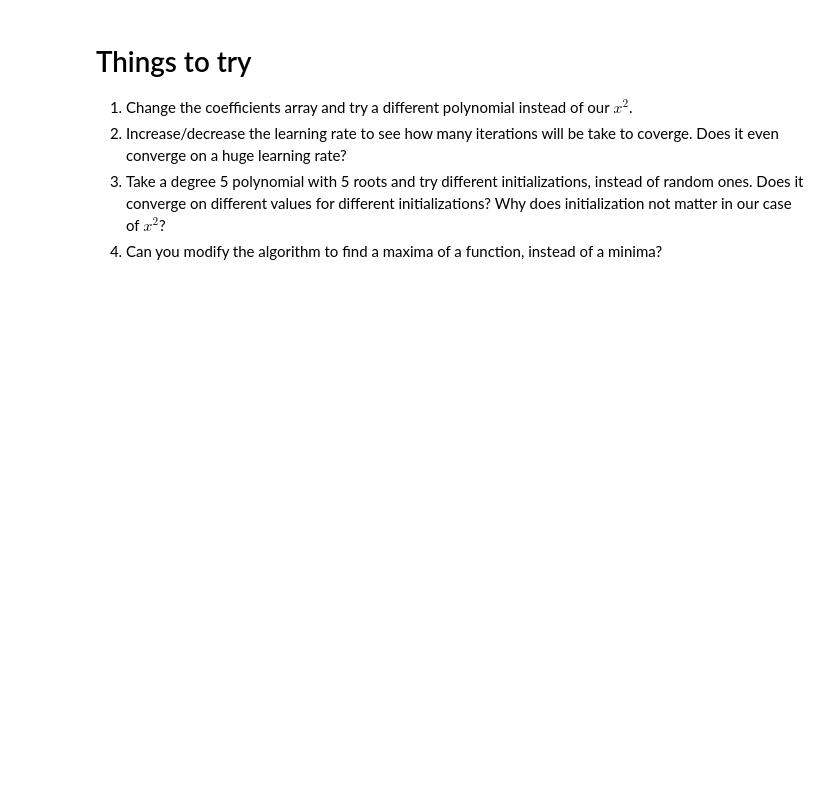
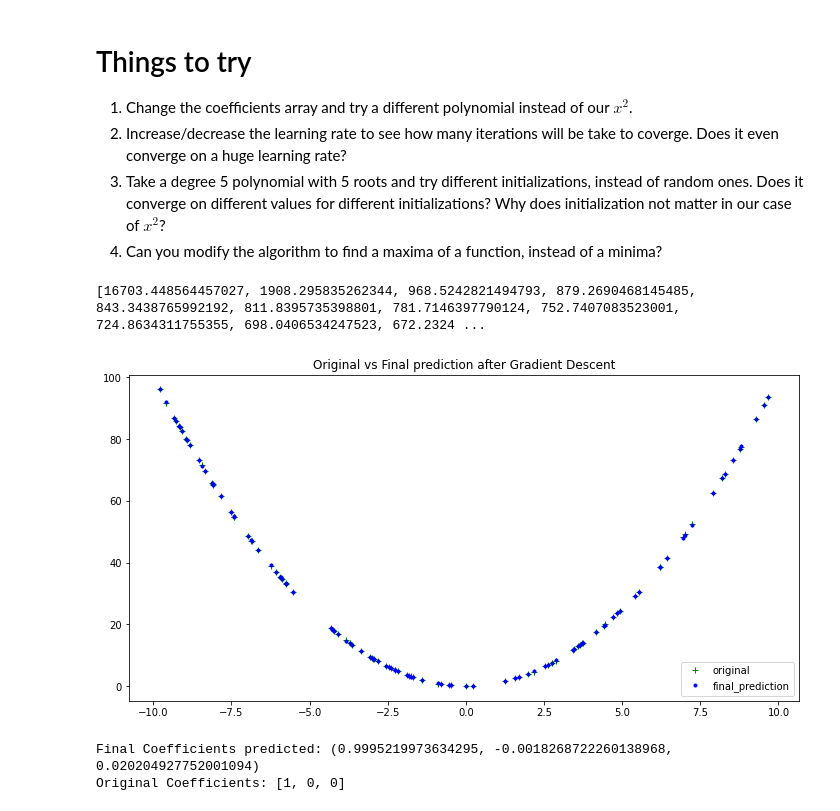
Before and after one commit to iamindhu/fmml_labs, a Jupyter notebook: Module4/FMML20210224_Module4_Lab2.ipynb, the cells around one changed output. Cells and saved outputs as stored; diff of their text form; code cells hidden in the pictures; blank space fills up the shorter version.

```diff
--- a/Module4/FMML20210224_Module4_Lab2.ipynb
+++ b/Module4/FMML20210224_Module4_Lab2.ipynb
@@ -330,3 +330,21 @@ We observe that the model loss reached close to zero, to give us our more accura
 2.   Increase/decrease the learning rate to see how many iterations will be take to coverge. Does it even converge on a huge learning rate?
 3. Take a degree 5 polynomial with 5 roots and try different initializations, instead of random ones. Does it converge on different values for different initializations? Why does initialization not matter in our case of $x^2$?
 4. Can you modify the algorithm to find a maxima of a function, instead of a minima?
+# %%
+GD = gradient_descent(30000, 0.0003)
+
+plt.figure(figsize=(12,6))
+plt.plot(xs, ys, 'g+', label = 'original')
+plt.plot(xs, GD[2], 'b.', label = 'final_prediction')
+plt.title('Original vs Final prediction after Gradient Descent')
+plt.legend(loc = "lower right")
+plt.show()
+# %% [output]
+[16703.448564457027, 1908.295835262344, 968.5242821494793, 879.2690468145485, 843.3438765992192, 811.8395735398801, 781.7146397790124, 752.7407083523001, 724.8634311755355, 698.0406534247523, 672.2324 ...
+[figure, added]
+# %%
+print(f"Final Coefficients predicted: {GD[1]}")
+print(f"Original Coefficients: {coeffs}")
+# %% [output]
+Final Coefficients predicted: (0.9995219973634295, -0.0018268722260138968, 0.020204927752001094)
+Original Coefficients: [1, 0, 0]
```
Also changed, not shown: parts of 9 cells of this notebook.
